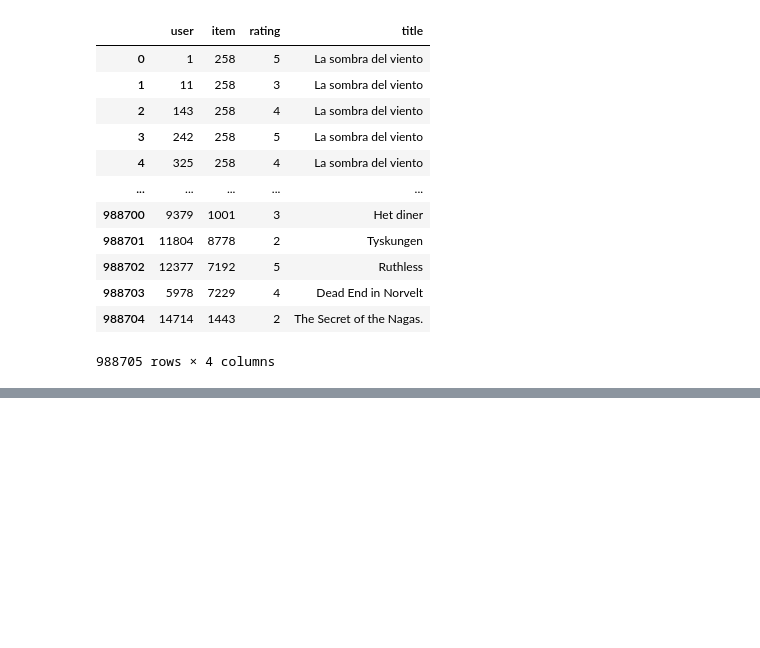
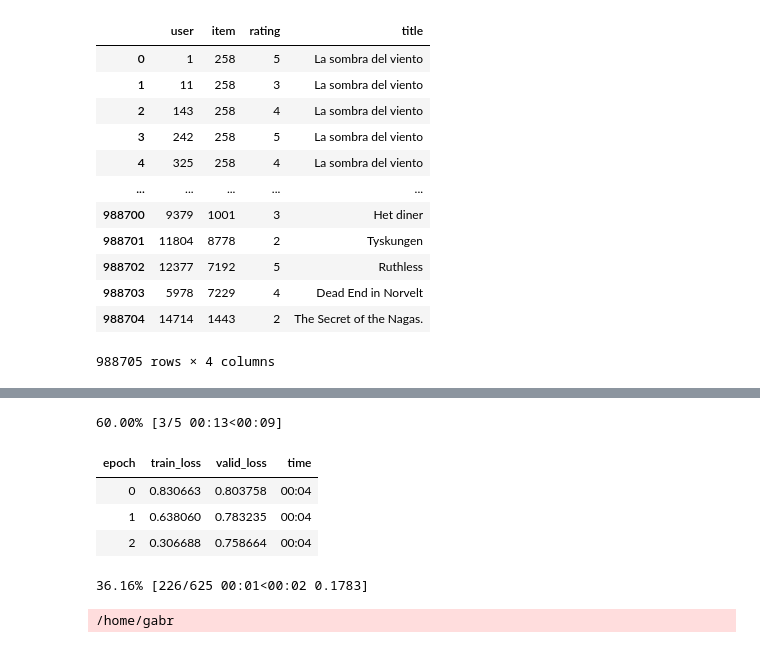
Before and after one commit to fabraz/fastaiOnCampus, a Jupyter notebook: nbs/lesson07/lesson07_200018205_MorettiGS_gabriel-moretti-de-souza.ipynb, the cells around one changed output, grey strips where cells are left out. Saved outputs shown, nothing was run; the diff lists cells and outputs as text; code cells hidden in the pictures; blank space fills up the shorter version.

```diff
--- a/nbs/lesson07/lesson07_200018205_MorettiGS_gabriel-moretti-de-souza.ipynb
+++ b/nbs/lesson07/lesson07_200018205_MorettiGS_gabriel-moretti-de-souza.ipynb
@@ -532,0 +319,28 @@ The following code saves our model into a new file "model.pkl", enabling it for
+# %%
+# Final DotProduct
+class DotProduct(Module):
+    def __init__(self, n_users, n_books, n_factors, y_range=(0, 5.5)):
+        self.user_factors = Embedding(n_users, n_factors)
+        self.user_bias = Embedding(n_users, 1)
+        self.books_factors = Embedding(n_books, n_factors)
+        self.books_bias = Embedding(n_books, 1)
+        self.y_range = y_range
+
+    def forward(self, x):
+        users = self.user_factors(x[:,0])
+        books = self.books_factors(x[:,1])
+        res = (users * books).sum(dim=1, keepdim=True)
+        res += self.user_bias(x[:,0]) + self.books_bias(x[:,1])
+        return sigmoid_range(res, *self.y_range)
+# %%
+model = DotProduct(n_users, n_books, 50)
+learn_dot = Learner(dls, model, loss_func=MSELossFlat())
+learn_dot.fit_one_cycle(5, 10e-3, wd=0.1)
+# %% [output]
+60.00% [3/5 00:13<00:09]
+| epoch | train_loss | valid_loss | time |
+| 0 | 0.830663 | 0.803758 | 00:04 |
+| 1 | 0.638060 | 0.783235 | 00:04 |
+| 2 | 0.306688 | 0.758664 | 00:04 |
+36.16% [226/625 00:01<00:02 0.1783]
+/home/gabr
```
Also changed, not shown: parts of 46 cells of this notebook, 1 other file.
